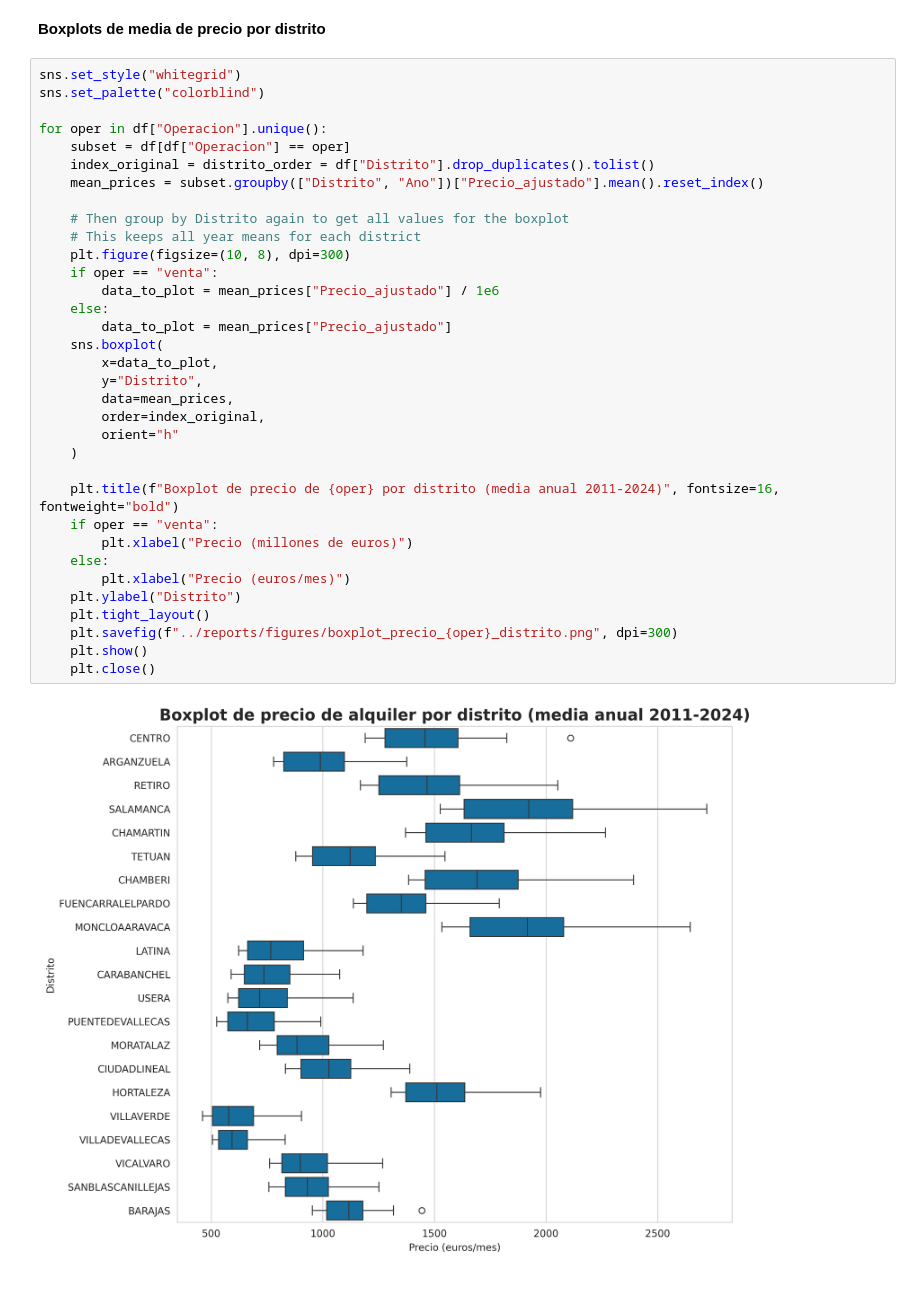
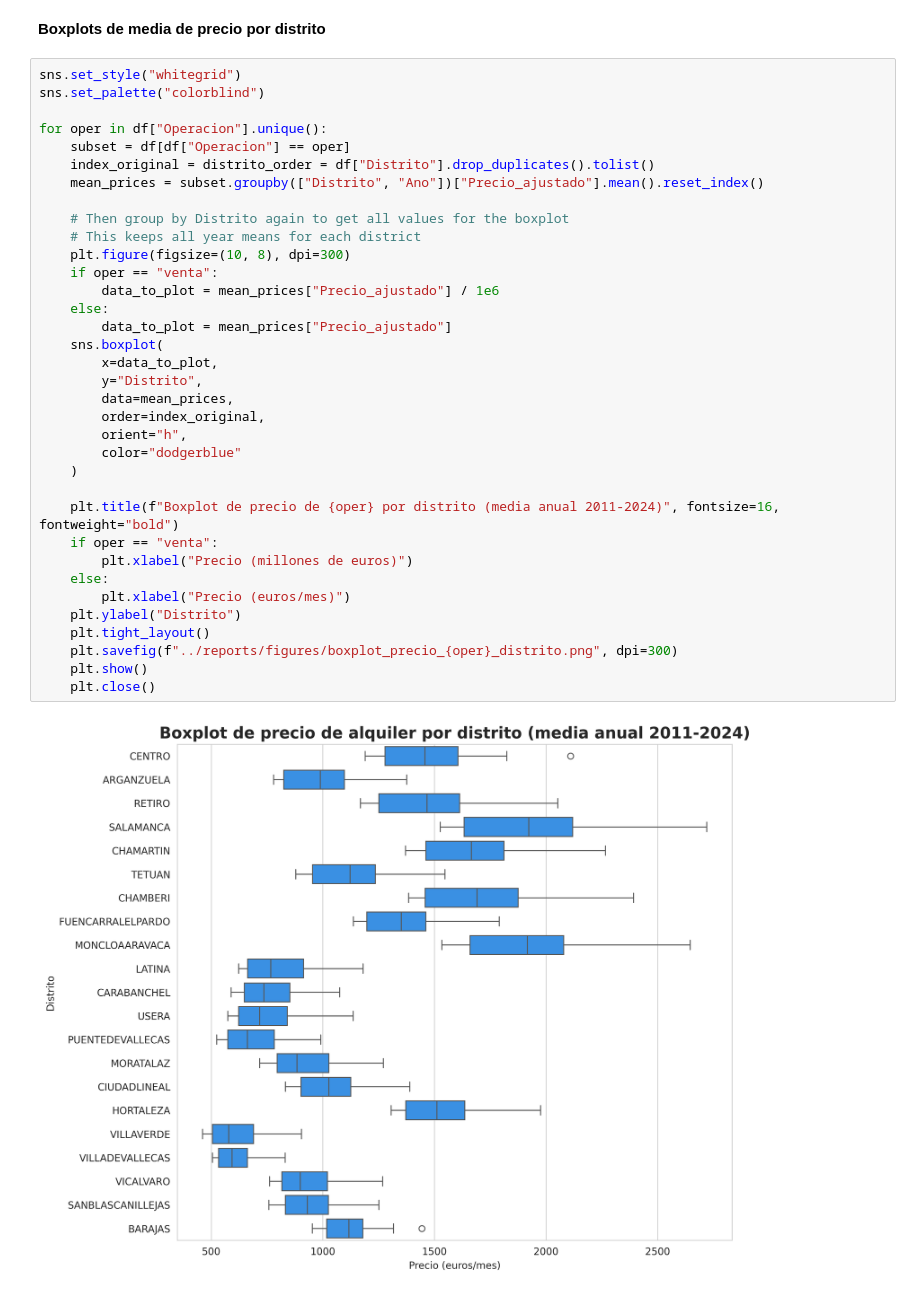
Before and after one commit to JorgeGM8/TFM_Data_Science, a Jupyter notebook: notebooks/EDA_viviendas_2011_2024.ipynb, the cells around one changed output. Saved outputs shown, nothing was run; the diff lists cells and outputs as text.

```diff
--- a/notebooks/EDA_viviendas_2011_2024.ipynb
+++ b/notebooks/EDA_viviendas_2011_2024.ipynb
@@ -748,32 +749,33 @@ sns.set_palette("colorblind")
 for oper in df["Operacion"].unique():
     subset = df[df["Operacion"] == oper]
     index_original = distrito_order = df["Distrito"].drop_duplicates().tolist()
     mean_prices = subset.groupby(["Distrito", "Ano"])["Precio_ajustado"].mean().reset_index()
 
     # Then group by Distrito again to get all values for the boxplot
     # This keeps all year means for each district
     plt.figure(figsize=(10, 8), dpi=300)
     if oper == "venta":
         data_to_plot = mean_prices["Precio_ajustado"] / 1e6
     else:
         data_to_plot = mean_prices["Precio_ajustado"]
     sns.boxplot(
         x=data_to_plot,
         y="Distrito",
         data=mean_prices,
         order=index_original,
-        orient="h"
+        orient="h",
+        color="dodgerblue"
     )
 
     plt.title(f"Boxplot de precio de {oper} por distrito (media anual 2011-2024)", fontsize=16, fontweight="bold")
     if oper == "venta":
         plt.xlabel("Precio (millones de euros)")
     else:
         plt.xlabel("Precio (euros/mes)")
     plt.ylabel("Distrito")
     plt.tight_layout()
     plt.savefig(f"../reports/figures/boxplot_precio_{oper}_distrito.png", dpi=300)
     plt.show()
     plt.close()
 # %% [output]
-[figure, old version]
+[figure, new version]
```
Also changed, not shown: parts of 8 cells of this notebook, 10 other files.
